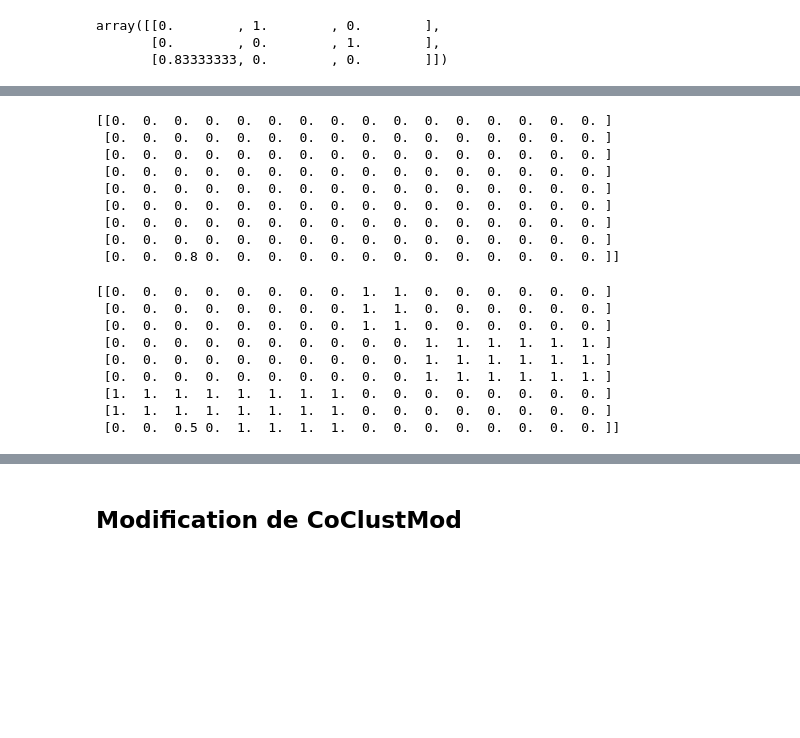
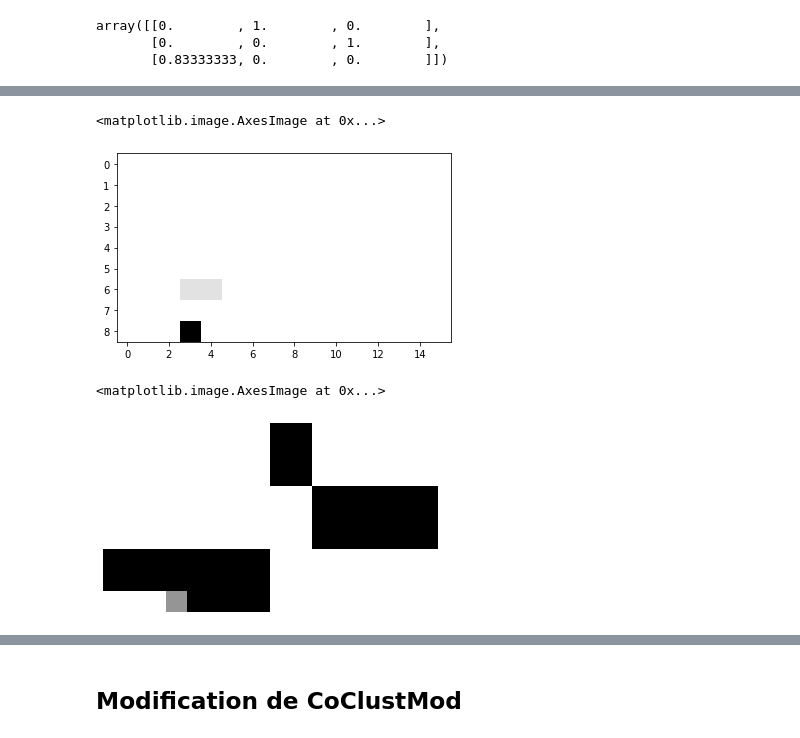
Before and after one commit to mahdiou-diallo/Projet_Innovation, a Jupyter notebook: coclust_mod_impute.ipynb, the cells around one changed output, grey strips where cells are left out. Saved outputs shown, nothing was run; the diff lists cells and outputs as text; code cells hidden in the pictures; blank space fills up the shorter version.

```diff
--- a/coclust_mod_impute.ipynb
+++ b/coclust_mod_impute.ipynb
@@ -137,15 +144,8 @@ print(X[r_nan, c_nan])
 # %%
-print(np.round(np.abs(X-tmp),1))
+show_matrix(np.abs(X-tmp), no_axes=False)
 # %% [output]
-[[0.  0.  0.  0.  0.  0.  0.  0.  0.  0.  0.  0.  0.  0.  0.  0. ]
- [0.  0.  0.  0.  0.  0.  0.  0.  0.  0.  0.  0.  0.  0.  0.  0. ]
- [0.  0.  0.  0.  0.  0.  0.  0.  0.  0.  0.  0.  0.  0.  0.  0. ]
- [0.  0.  0.  0.  0.  0.  0.  0.  0.  0.  0.  0.  0.  0.  0.  0. ]
- [0.  0.  0.  0.  0.  0.  0.  0.  0.  0.  0.  0.  0.  0.  0.  0. ]
- [0.  0.  0.  0.  0.  0.  0.  0.  0.  0.  0.  0.  0.  0.  0.  0. ]
- [0.  0.  0.  0.  0.  0.  0.  0.  0.  0.  0.  0.  0.  0.  0.  0. ]
- [0.  0.  0.  0.  0.  0.  0.  0.  0.  0.  0.  0.  0.  0.  0.  0. ]
- [0.  0.  0.8 0.  0.  0.  0.  0.  0.  0.  0.  0.  0.  0.  0.  0. ]]
+<matplotlib.image.AxesImage at 0x...>
+[figure, added]
 # %%
 XW = X @ W
 # cls = np.argmax(XW, axis=1)
@@ -157,19 +157,12 @@ na_rep = XW / W.sum(axis=0)
 X_nan = res.copy()
 X_nan[r_nan, c_nan] = (na_rep @ W.T)[r_nan, c_nan]
 
-print(np.round(X_nan,1))
+show_matrix(X_nan)
 
 # print(np.round(W.T @ na_rep,2).T[nan_mask])
 # %% [output]
-[[0.  0.  0.  0.  0.  0.  0.  0.  1.  1.  0.  0.  0.  0.  0.  0. ]
- [0.  0.  0.  0.  0.  0.  0.  0.  1.  1.  0.  0.  0.  0.  0.  0. ]
- [0.  0.  0.  0.  0.  0.  0.  0.  1.  1.  0.  0.  0.  0.  0.  0. ]
- [0.  0.  0.  0.  0.  0.  0.  0.  0.  0.  1.  1.  1.  1.  1.  1. ]
- [0.  0.  0.  0.  0.  0.  0.  0.  0.  0.  1.  1.  1.  1.  1.  1. ]
- [0.  0.  0.  0.  0.  0.  0.  0.  0.  0.  1.  1.  1.  1.  1.  1. ]
- [1.  1.  1.  1.  1.  1.  1.  1.  0.  0.  0.  0.  0.  0.  0.  0. ]
- [1.  1.  1.  1.  1.  1.  1.  1.  0.  0.  0.  0.  0.  0.  0.  0. ]
- [0.  0.  0.5 0.  1.  1.  1.  1.  0.  0.  0.  0.  0.  0.  0.  0. ]]
+<matplotlib.image.AxesImage at 0x...>
+[figure, added]
 # %%
 print(np.round(X_nan[r_nan, c_nan],2))
 print(X[r_nan, c_nan])
```
Also changed, not shown: parts of 23 cells of this notebook.
